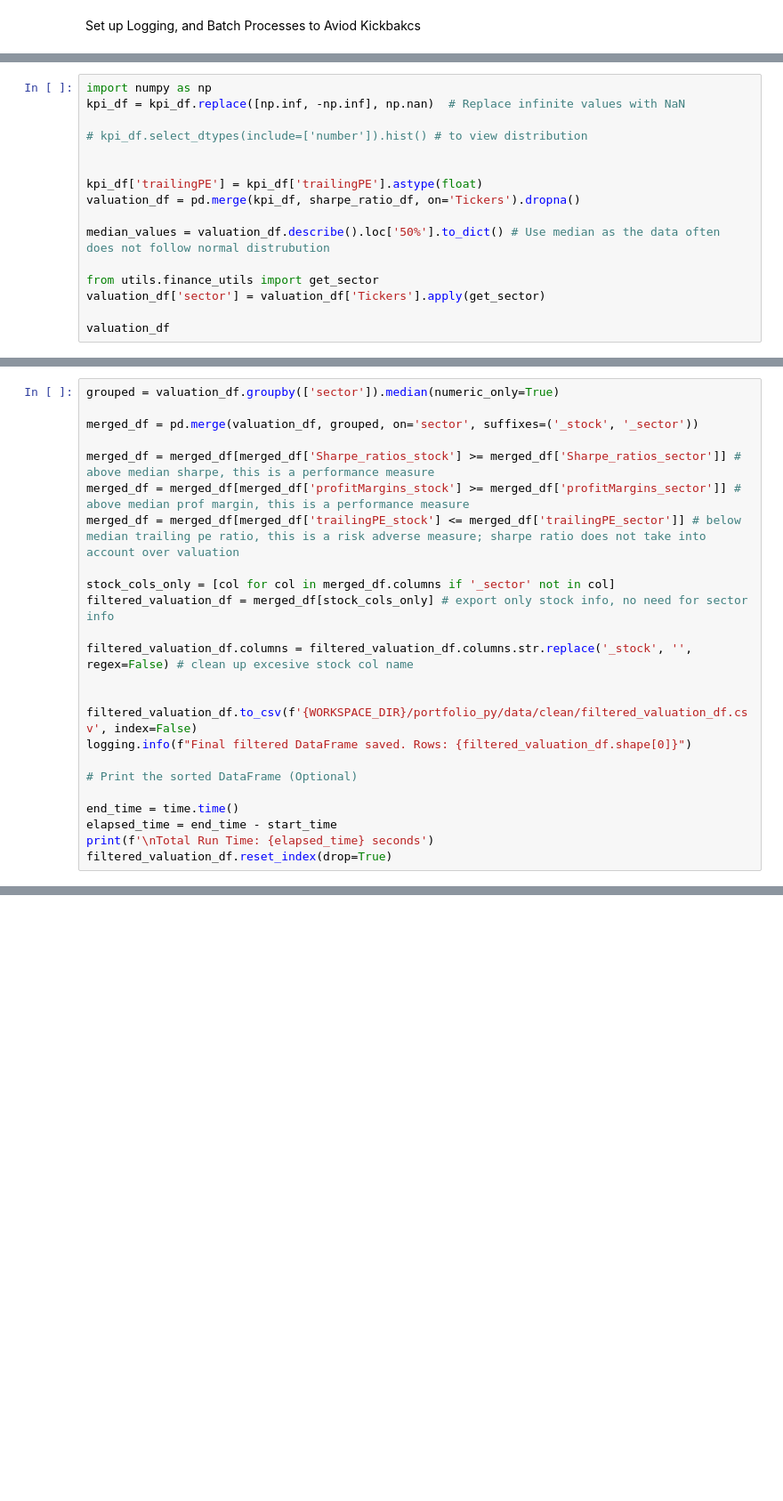
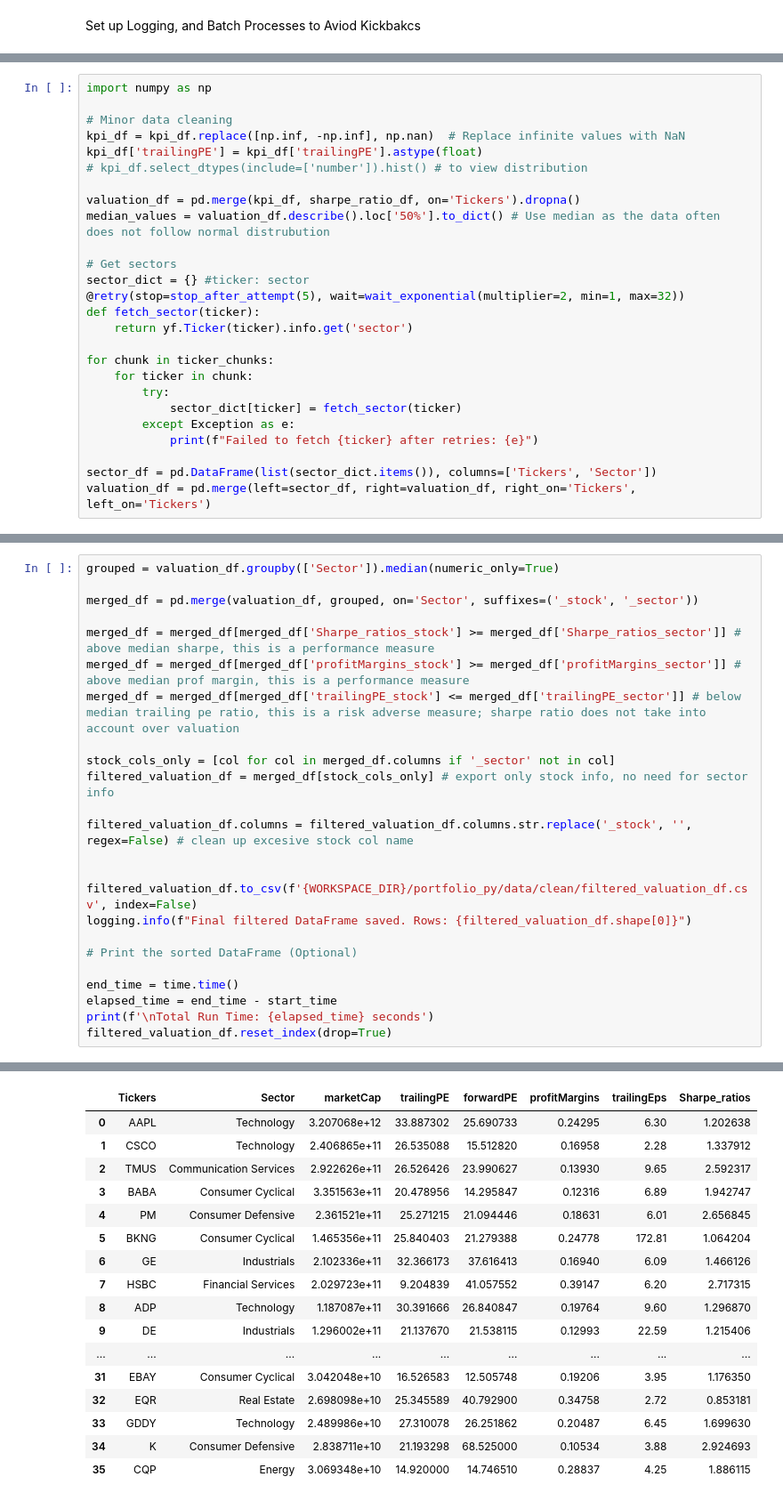
Before and after one commit to BlakeUribe/Portfolio_py, a Jupyter notebook: notebooks/kpi_optimization.ipynb, the cells around one changed output, grey strips where cells are left out. Shown at 89% size. Saved outputs shown, nothing was run; the diff lists cells and outputs as text; blank space fills up the shorter version.

```diff
--- a/notebooks/kpi_optimization.ipynb
+++ b/notebooks/kpi_optimization.ipynb
@@ -145,17 +130,27 @@ KeyboardInterrupt:
 # %%
 import numpy as np
+
+# Minor data cleaning
 kpi_df = kpi_df.replace([np.inf, -np.inf], np.nan)  # Replace infinite values with NaN
-
+kpi_df['trailingPE'] = kpi_df['trailingPE'].astype(float)
 # kpi_df.select_dtypes(include=['number']).hist() # to view distribution
 
-
-kpi_df['trailingPE'] = kpi_df['trailingPE'].astype(float)
 valuation_df = pd.merge(kpi_df, sharpe_ratio_df, on='Tickers').dropna()
-
 median_values = valuation_df.describe().loc['50%'].to_dict() # Use median as the data often does not follow normal distrubution
 
-from utils.finance_utils import get_sector
-valuation_df['sector'] = valuation_df['Tickers'].apply(get_sector)
+# Get sectors
+sector_dict = {} #ticker: sector
+@retry(stop=stop_after_attempt(5), wait=wait_exponential(multiplier=2, min=1, max=32))
+def fetch_sector(ticker):
+    return yf.Ticker(ticker).info.get('sector')
 
-valuation_df
+for chunk in ticker_chunks:
+    for ticker in chunk:
+        try:
+            sector_dict[ticker] = fetch_sector(ticker)
+        except Exception as e:
+            print(f"Failed to fetch {ticker} after retries: {e}")
+
+sector_df = pd.DataFrame(list(sector_dict.items()), columns=['Tickers', 'Sector'])
+valuation_df = pd.merge(left=sector_df, right=valuation_df, right_on='Tickers', left_on='Tickers')
 # %% [output]
@@ -180,7 +191,7 @@ KeyboardInterrupt:
 # %%
-grouped = valuation_df.groupby(['sector']).median(numeric_only=True)
+grouped = valuation_df.groupby(['Sector']).median(numeric_only=True)
 
-merged_df = pd.merge(valuation_df, grouped, on='sector', suffixes=('_stock', '_sector'))
+merged_df = pd.merge(valuation_df, grouped, on='Sector', suffixes=('_stock', '_sector'))
 
 merged_df = merged_df[merged_df['Sharpe_ratios_stock'] >= merged_df['Sharpe_ratios_sector']] # above median sharpe, this is a performance measure
 merged_df = merged_df[merged_df['profitMargins_stock'] >= merged_df['profitMargins_sector']] # above median prof margin, this is a performance measure
@@ -205,0 +218,17 @@ KeyError: 'profitMargins_stock'
+|  | Tickers | Sector | marketCap | trailingPE | forwardPE | profitMargins | trailingEps | Sharpe_ratios |
+| 0 | AAPL | Technology | 3.207068e+12 | 33.887302 | 25.690733 | 0.24295 | 6.30 | 1.202638 |
+| 1 | CSCO | Technology | 2.406865e+11 | 26.535088 | 15.512820 | 0.16958 | 2.28 | 1.337912 |
+| 2 | TMUS | Communication Services | 2.922626e+11 | 26.526426 | 23.990627 | 0.13930 | 9.65 | 2.592317 |
+| 3 | BABA | Consumer Cyclical | 3.351563e+11 | 20.478956 | 14.295847 | 0.12316 | 6.89 | 1.942747 |
+| 4 | PM | Consumer Defensive | 2.361521e+11 | 25.271215 | 21.094446 | 0.18631 | 6.01 | 2.656845 |
+| 5 | BKNG | Consumer Cyclical | 1.465356e+11 | 25.840403 | 21.279388 | 0.24778 | 172.81 | 1.064204 |
+| 6 | GE | Industrials | 2.102336e+11 | 32.366173 | 37.616413 | 0.16940 | 6.09 | 1.466126 |
+| 7 | HSBC | Financial Services | 2.029723e+11 | 9.204839 | 41.057552 | 0.39147 | 6.20 | 2.717315 |
+| 8 | ADP | Technology | 1.187087e+11 | 30.391666 | 26.840847 | 0.19764 | 9.60 | 1.296870 |
+| 9 | DE | Industrials | 1.296002e+11 | 21.137670 | 21.538115 | 0.12993 | 22.59 | 1.215406 |
+| ... | ... | ... | ... | ... | ... | ... | ... | ... |
+| 31 | EBAY | Consumer Cyclical | 3.042048e+10 | 16.526583 | 12.505748 | 0.19206 | 3.95 | 1.176350 |
+| 32 | EQR | Real Estate | 2.698098e+10 | 25.345589 | 40.792900 | 0.34758 | 2.72 | 0.853181 |
+| 33 | GDDY | Technology | 2.489986e+10 | 27.310078 | 26.251862 | 0.20487 | 6.45 | 1.699630 |
+| 34 | K | Consumer Defensive | 2.838711e+10 | 21.193298 | 68.525000 | 0.10534 | 3.88 | 2.924693 |
+| 35 | CQP | Energy | 3.069348e+10 | 14.920000 | 14.746510 | 0.28837 | 4.25 | 1.886115 |
```
Also changed, not shown: parts of 8 cells of this notebook, 9 other files.
